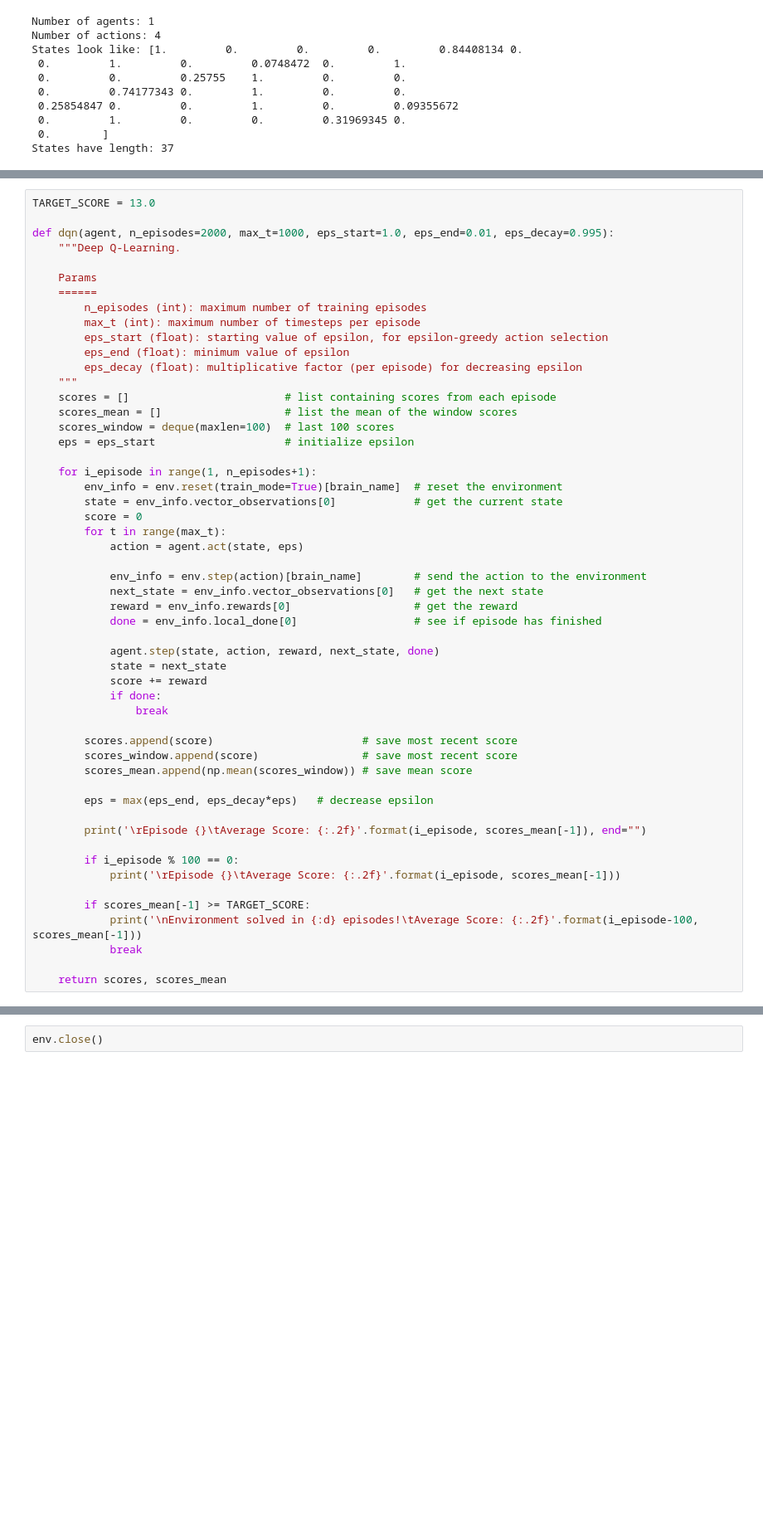
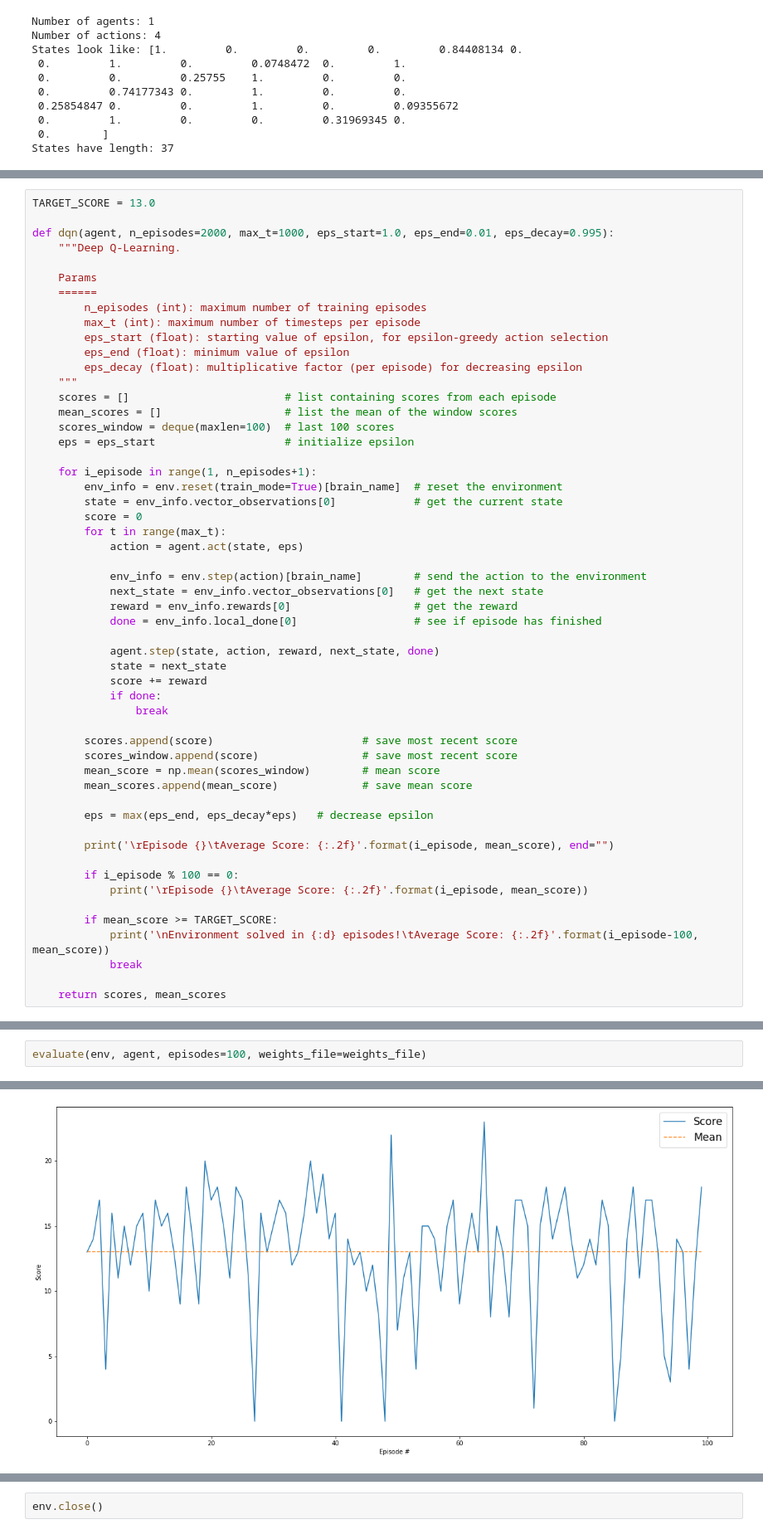
Before and after one commit to aboerzel/Deep-Reinforcement-Learning-Nanodegree, a Jupyter notebook: deep-reinforcement-learning/p1_navigation/Navigation.ipynb, the cells around one changed output, grey strips where cells are left out. Shown at 83% size. Cells and saved outputs as stored; diff of their text form; blank space fills up the shorter version.

```diff
--- a/deep-reinforcement-learning/p1_navigation/Navigation.ipynb
+++ b/deep-reinforcement-learning/p1_navigation/Navigation.ipynb
@@ -116,7 +135,7 @@ def dqn(agent, n_episodes=2000, max_t=1000, eps_start=1.0, eps_end=0.01, eps_dec
         eps_decay (float): multiplicative factor (per episode) for decreasing epsilon
     """
     scores = []                        # list containing scores from each episode
-    scores_mean = []                   # list the mean of the window scores
+    mean_scores = []                   # list the mean of the window scores
     scores_window = deque(maxlen=100)  # last 100 scores
     eps = eps_start                    # initialize epsilon
 
@@ -140,17 +159,18 @@ def dqn(agent, n_episodes=2000, max_t=1000, eps_start=1.0, eps_end=0.01, eps_dec
 
         scores.append(score)                       # save most recent score
         scores_window.append(score)                # save most recent score
-        scores_mean.append(np.mean(scores_window)) # save mean score
+        mean_score = np.mean(scores_window)        # mean score
+        mean_scores.append(mean_score)             # save mean score
 
         eps = max(eps_end, eps_decay*eps)   # decrease epsilon
 
-        print('\rEpisode {}\tAverage Score: {:.2f}'.format(i_episode, scores_mean[-1]), end="")
+        print('\rEpisode {}\tAverage Score: {:.2f}'.format(i_episode, mean_score), end="")
 
         if i_episode % 100 == 0:
-            print('\rEpisode {}\tAverage Score: {:.2f}'.format(i_episode, scores_mean[-1]))
+            print('\rEpisode {}\tAverage Score: {:.2f}'.format(i_episode, mean_score))
 
-        if scores_mean[-1] >= TARGET_SCORE:
-            print('\nEnvironment solved in {:d} episodes!\tAverage Score: {:.2f}'.format(i_episode-100, scores_mean[-1]))
+        if mean_score >= TARGET_SCORE:
+            print('\nEnvironment solved in {:d} episodes!\tAverage Score: {:.2f}'.format(i_episode-100, mean_score))
             break
 
-    return scores, scores_mean
+    return scores, mean_scores
@@ -245,0 +253,3 @@ Episode 5       Score: 9.000
+# %%
+evaluate(env, agent, episodes=100, weights_file=weights_file)
+# %% [output]
@@ -245,0 +273 @@ Episode 5       Score: 9.000
+[figure, added]
```
Also changed, not shown: parts of 32 cells of this notebook, 7 other files.
